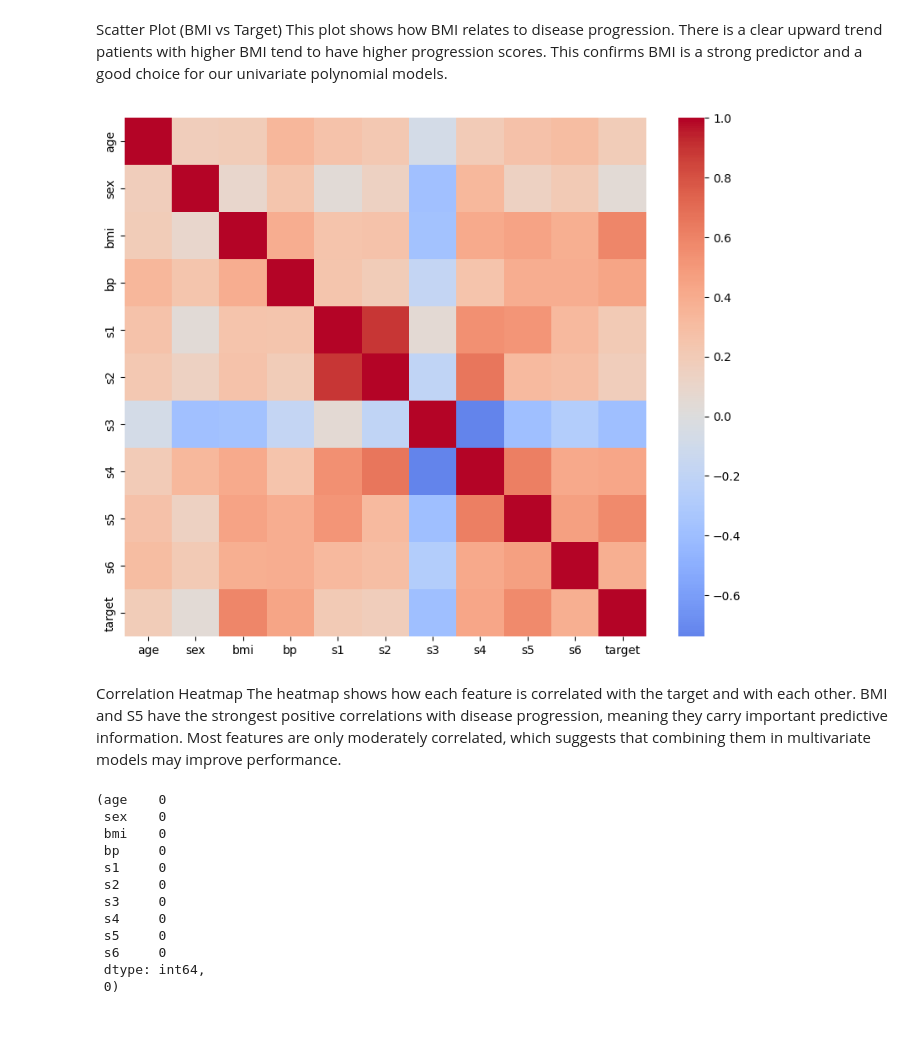
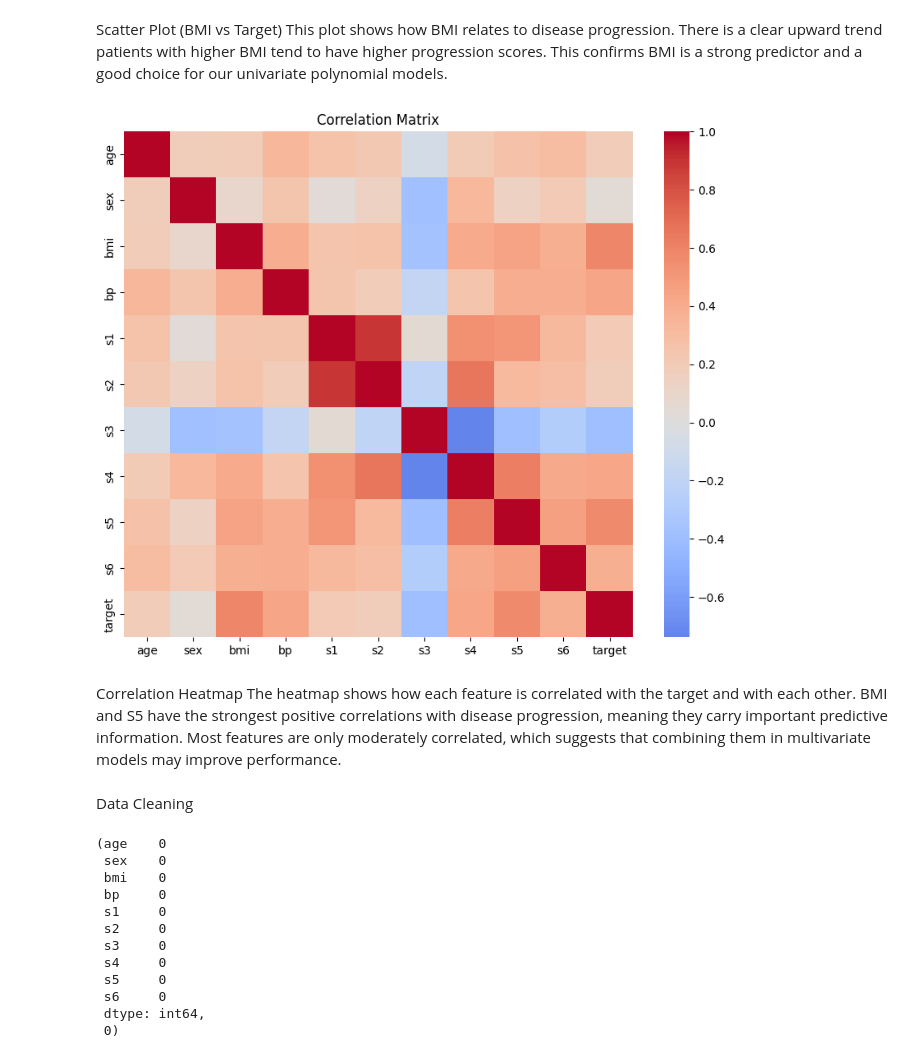
Before and after one commit to Lohithreddy29/lab2_diabetes_prediction, a Jupyter notebook: notebooks/Lab2_Diabetes.ipynb, the cells around one changed output. Saved outputs shown, nothing was run; the diff lists cells and outputs as text; code cells hidden in the pictures; blank space fills up the shorter version.

```diff
--- a/notebooks/Lab2_Diabetes.ipynb
+++ b/notebooks/Lab2_Diabetes.ipynb
@@ -116,19 +137,19 @@ This plot shows how BMI relates to disease progression.
 There is a clear upward trend  patients with higher BMI tend to have higher progression scores.
 This confirms BMI is a strong predictor and a good choice for our univariate polynomial models.
 # %%
-df = X.copy()
-df["target"] = y
-
-plt.figure(figsize=(10,8))
+plt.figure(figsize=(10, 8))
 sns.heatmap(df.corr(), cmap="coolwarm", center=0)
+plt.title("Correlation Matrix")
 plt.show()
 # %% [output]
-[figure, old version]
+[figure, new version]
 # %% [markdown]
 Correlation Heatmap
 The heatmap shows how each feature is correlated with the target and with each other.
 BMI and S5 have the strongest positive correlations with disease progression, meaning they carry important predictive information.
 Most features are only moderately correlated, which suggests that combining them in multivariate models may improve performance.
+# %% [markdown]
+Data Cleaning
 # %%
 X.isna().sum(), y.isna().sum()
 # %% [output]
```
Also changed, not shown: parts of 33 cells of this notebook, 2 other files.
